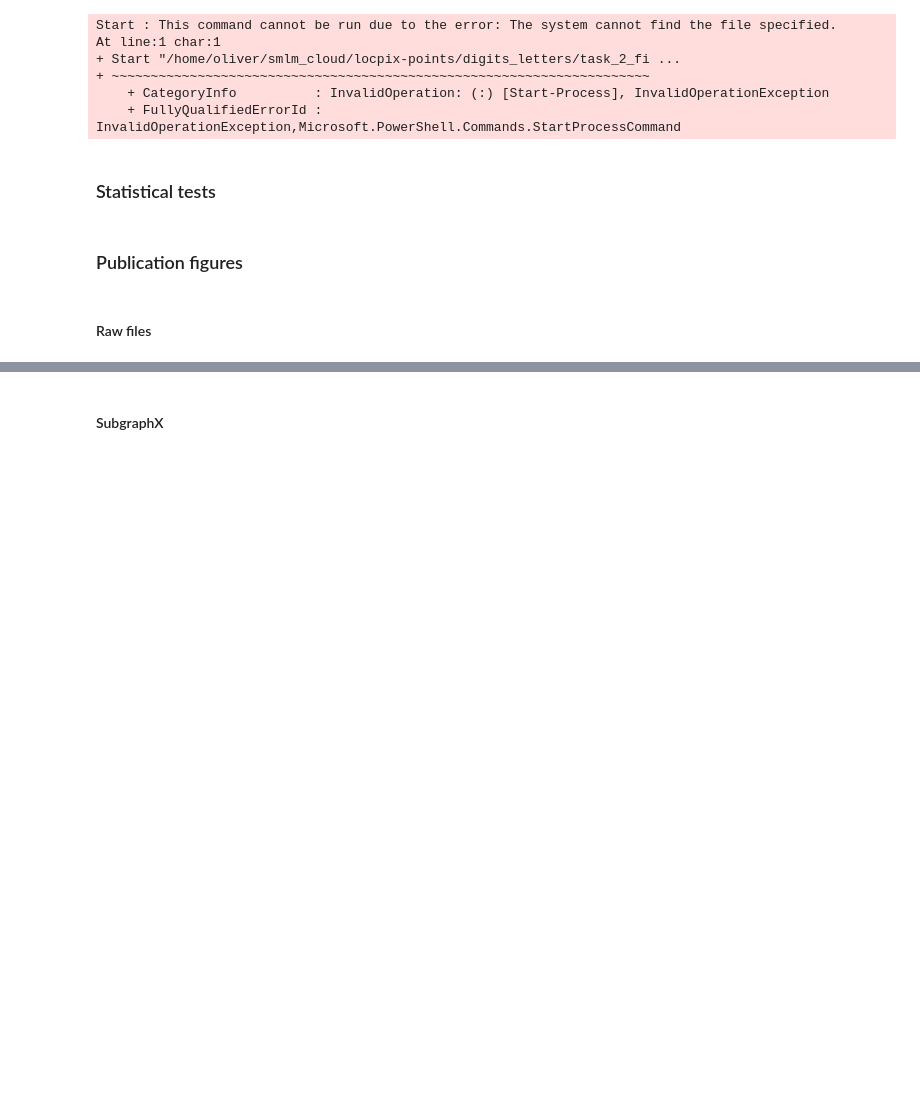
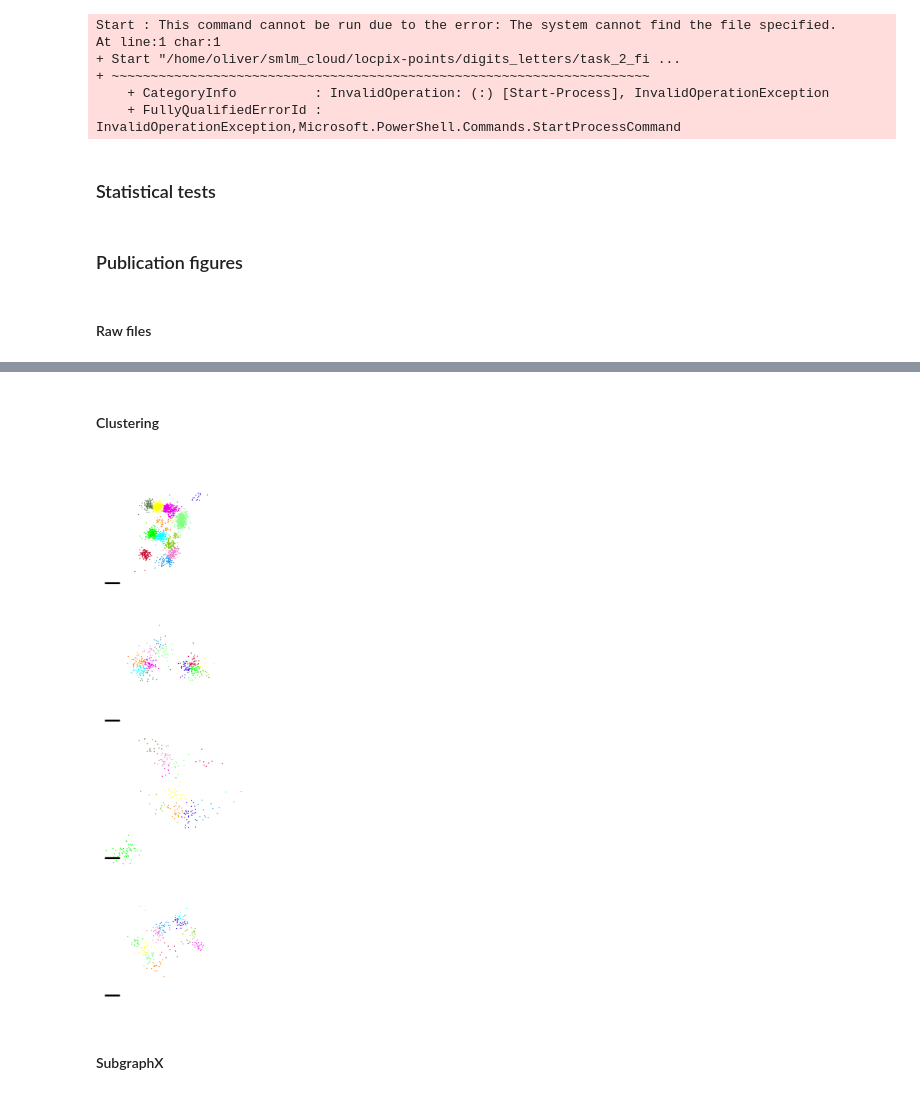
Before and after one commit to oubino/locpix_points, a Jupyter notebook: digits_letters/task_2_finaltest/scripts/analysis.ipynb, the cells around one changed output, grey strips where cells are left out. Drawn from its saved outputs; the diff is of its cells as text; code cells hidden in the pictures; blank space fills up the shorter version.

```diff
--- a/digits_letters/task_2_finaltest/scripts/analysis.ipynb
+++ b/digits_letters/task_2_finaltest/scripts/analysis.ipynb
@@ -711,3 +666,50 @@ plt.savefig(output_path, transparent=True, bbox_inches="tight", pad_inches=0)
+# %% [markdown]
+#### Clustering
+# %%
+if not final_test:
+    gt_file_folder = "preprocessed/gt_label"
+    feat_file_folder = "preprocessed/featextract/locs"
+else:
+    gt_file_folder = "preprocessed/test/gt_label"
+    feat_file_folder = "preprocessed/test/featextract/locs"
+
+fig, ax = plt.subplots(4,1,figsize=(20,20), sharex=True, sharey=True)
+colors_grey = ['0.8', (0.0, 1.0, 0.0), (0.9198330167772646, 0.00019544195496590255, 0.9023663764628042), (0.022826063681157582, 0.5658432009989469, 0.9292042754527637), (1.0, 0.5, 0.0), (0.2022271667963922, 0.004776515828955663, 0.892404204324589), (0.3303283202899151, 0.4608491026134133, 0.2941030733894585), (0.5, 1.0, 0.5), (0.7723074963983451, 0.0066115490293984225, 0.15243662980903372), (0.9136952591189091, 0.5104151769385785, 0.7797496184063708), (1.0, 1.0, 0.0), (0.0, 1.0, 1.0), (0.4996633088717094, 0.7906621743682507, 0.01563627319525085)]
+cmap_grey = ListedColormap(colors_grey)
+colors = [(0.0, 1.0, 0.0), (0.9198330167772646, 0.00019544195496590255, 0.9023663764628042), (0.022826063681157582, 0.5658432009989469, 0.9292042754527637), (1.0, 0.5, 0.0), (0.2022271667963922, 0.004776515828955663, 0.892404204324589), (0.3303283202899151, 0.4608491026134133, 0.2941030733894585), (0.5, 1.0, 0.5), (0.7723074963983451, 0.0066115490293984225, 0.15243662980903372), (0.9136952591189091, 0.5104151769385785, 0.7797496184063708), (1.0, 1.0, 0.0), (0.0, 1.0, 1.0), (0.4996633088717094, 0.7906621743682507, 0.01563627319525085)]
+cmap_no_grey = ListedColormap(colors)
+
+for idx, file_name in enumerate(files):
+    file_path = os.path.join(project_directory, gt_file_folder, file_name + ".parquet")
+    df_gt = pl.read_parquet(file_path)
+    file_path = os.path.join(project_directory, feat_file_folder, file_name + ".parquet")
+    df_feat = pl.read_parquet(file_path)
+    df = df_feat.join(df_gt, on=["x", "y", "channel", "frame"], how = "outer")
+    df = df.with_columns(pl.col("clusterID").fill_null(-1))
+    assert df["channel"].unique().item() == 0
+    x = df["x"].to_numpy()
+    y = df["y"].to_numpy()
+    c = df["clusterID"].to_numpy()
+    if np.min(c) == -1:
+        cmap = cmap_grey
+    else:
+        cmap = cmap_no_grey
+    ax[idx].set_aspect('equal', adjustable='box')
+    ax[idx].scatter(y, x, s=1, c=c, cmap=cmap)
+    ax[idx].axis('off')
+    scalebar = AnchoredSizeBar(ax[idx].transData,
+                            0.1, '', 'lower left',
+                            pad=1,
+                            color='k',
+                            frameon=False,
+                            size_vertical=0.01)
+
+    ax[idx].add_artist(scalebar)
+output_path = os.path.join(project_directory, "output", "combined" + '_clustered_s_1.svg')
+plt.subplots_adjust(wspace=0, hspace=0)
+plt.savefig(output_path, transparent=True, bbox_inches="tight", pad_inches=0)
+# %% [output]
+[figure, added]
 # %% [markdown]
 #### SubgraphX
 # %%
```
Also changed, not shown: parts of 19 cells of this notebook, 5 other files.
